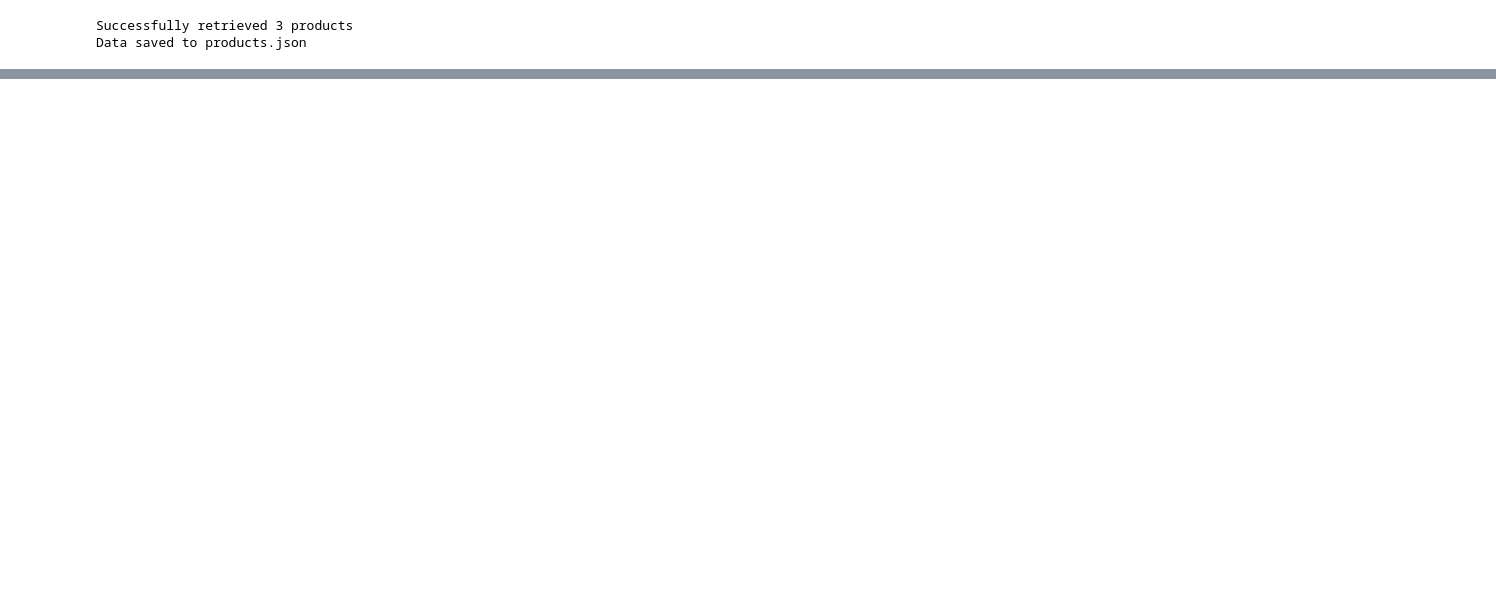
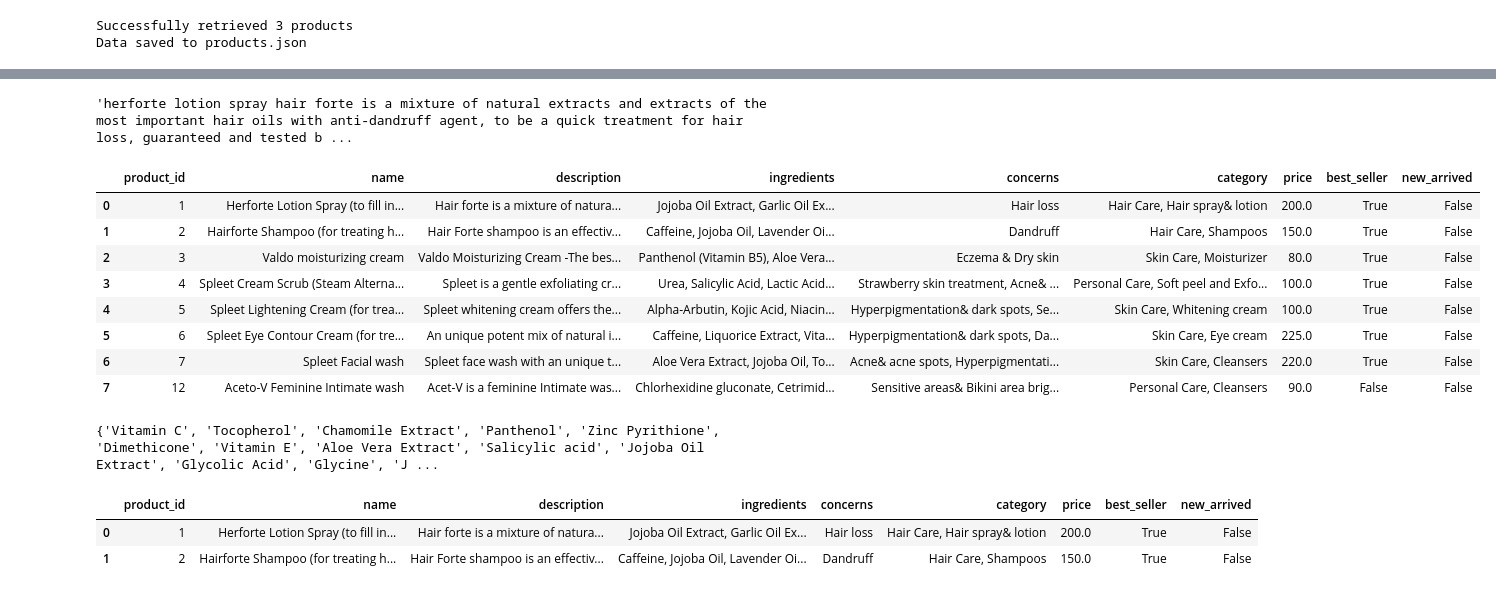
Before and after one commit to EsmailEssam/Sales-Chatbot, a Jupyter notebook: notebook/05_get_the_data_from_the_end_point.ipynb, the cells around one changed output, grey strips where cells are left out. Drawn from its saved outputs; the diff is of its cells as text; code cells hidden in the pictures; blank space fills up the shorter version.

```diff
--- a/notebook/05_get_the_data_from_the_end_point.ipynb
+++ b/notebook/05_get_the_data_from_the_end_point.ipynb
@@ -25,3 +25,8 @@ else:
 # %% [output]
 Successfully retrieved 3 products
 Data saved to products.json
+# %%
+with open(r'..\Dataset\products.json', 'r') as f:
+    response = json.load(f)
+
+response
@@ -52,2 +73,2 @@ response.json()['data']['products']
 # %%
-df = pd.DataFrame(response.json()['data']['products'])
+df = pd.DataFrame(response['data']['products'])
@@ -119,0 +247,36 @@ memory usage: 1.6+ KB
+# %%
+enhanced_df.iloc[0][-2]
+# %% [output]
+'herforte lotion spray hair forte is a mixture of natural extracts and extracts of the most important hair oils with anti-dandruff agent, to be a quick treatment for hair loss, guaranteed and tested b ...
+# %%
+# Examples of using the query function
+result1 = query_products(enhanced_df, search_term=' Care')
+result1
+# %% [output]
+|  | product_id | name | description | ingredients | concerns | category | price | best_seller | new_arrived |
+| 0 | 1 | Herforte Lotion Spray (to fill in... | Hair forte is a mixture of natura... | Jojoba Oil Extract, Garlic Oil Ex... | Hair loss | Hair Care, Hair spray& lotion | 200.0 | True | False |
+| 1 | 2 | Hairforte Shampoo (for treating h... | Hair Forte shampoo is an effectiv... | Caffeine, Jojoba Oil, Lavender Oi... | Dandruff | Hair Care, Shampoos | 150.0 | True | False |
+| 2 | 3 | Valdo moisturizing cream | Valdo Moisturizing Cream -The bes... | Panthenol (Vitamin B5), Aloe Vera... | Eczema & Dry skin | Skin Care, Moisturizer | 80.0 | True | False |
+| 3 | 4 | Spleet Cream Scrub (Steam Alterna... | Spleet is a gentle exfoliating cr... | Urea, Salicylic Acid, Lactic Acid... | Strawberry skin treatment, Acne& ... | Personal Care, Soft peel and Exfo... | 100.0 | True | False |
+| 4 | 5 | Spleet Lightening Cream (for trea... | Spleet whitening cream offers the... | Alpha-Arbutin, Kojic Acid, Niacin... | Hyperpigmentation& dark spots, Se... | Skin Care, Whitening cream | 100.0 | True | False |
+| 5 | 6 | Spleet Eye Contour Cream (for tre... | An unique potent mix of natural i... | Caffeine, Liquorice Extract, Vita... | Hyperpigmentation& dark spots, Da... | Skin Care, Eye cream | 225.0 | True | False |
+| 6 | 7 | Spleet Facial wash | Spleet face wash with an unique t... | Aloe Vera Extract, Jojoba Oil, To... | Acne& acne spots, Hyperpigmentati... | Skin Care, Cleansers | 220.0 | True | False |
+| 7 | 12 | Aceto-V Feminine Intimate wash | Acet-V is a feminine Intimate was... | Chlorhexidine gluconate, Cetrimid... | Sensitive areas& Bikini area brig... | Personal Care, Cleansers | 90.0 | False | False |
+# %%
+ingredients_set = set()
+for ingredients in df['ingredients'].to_list():
+    if isinstance(ingredients, list):
+        for ingredient in ingredients:
+            if isinstance(ingredient, (list, tuple)) and ingredient:
+                ingredients_set.add(ingredient[0])  # Add first element if it's a tuple/list
+            elif ingredient:  # Add the ingredient if it's a non-empty string
+                ingredients_set.add(ingredient)
+print(ingredients_set)
+# %% [output]
+{'Vitamin C', 'Tocopherol', 'Chamomile Extract', 'Panthenol', 'Zinc Pyrithione', 'Dimethicone', 'Vitamin E', 'Aloe Vera Extract', 'Salicylic acid', 'Jojoba Oil Extract', 'Glycolic Acid', 'Glycine', 'J ...
+# %%
+query_products(enhanced_df, best_seller = True , category='Hair ')
+# %% [output]
+|  | product_id | name | description | ingredients | concerns | category | price | best_seller | new_arrived |
+| 0 | 1 | Herforte Lotion Spray (to fill in... | Hair forte is a mixture of natura... | Jojoba Oil Extract, Garlic Oil Ex... | Hair loss | Hair Care, Hair spray& lotion | 200.0 | True | False |
+| 1 | 2 | Hairforte Shampoo (for treating h... | Hair Forte shampoo is an effectiv... | Caffeine, Jojoba Oil, Lavender Oi... | Dandruff | Hair Care, Shampoos | 150.0 | True | False |
```
Also changed, not shown: parts of 20 cells of this notebook, 51 other files.
